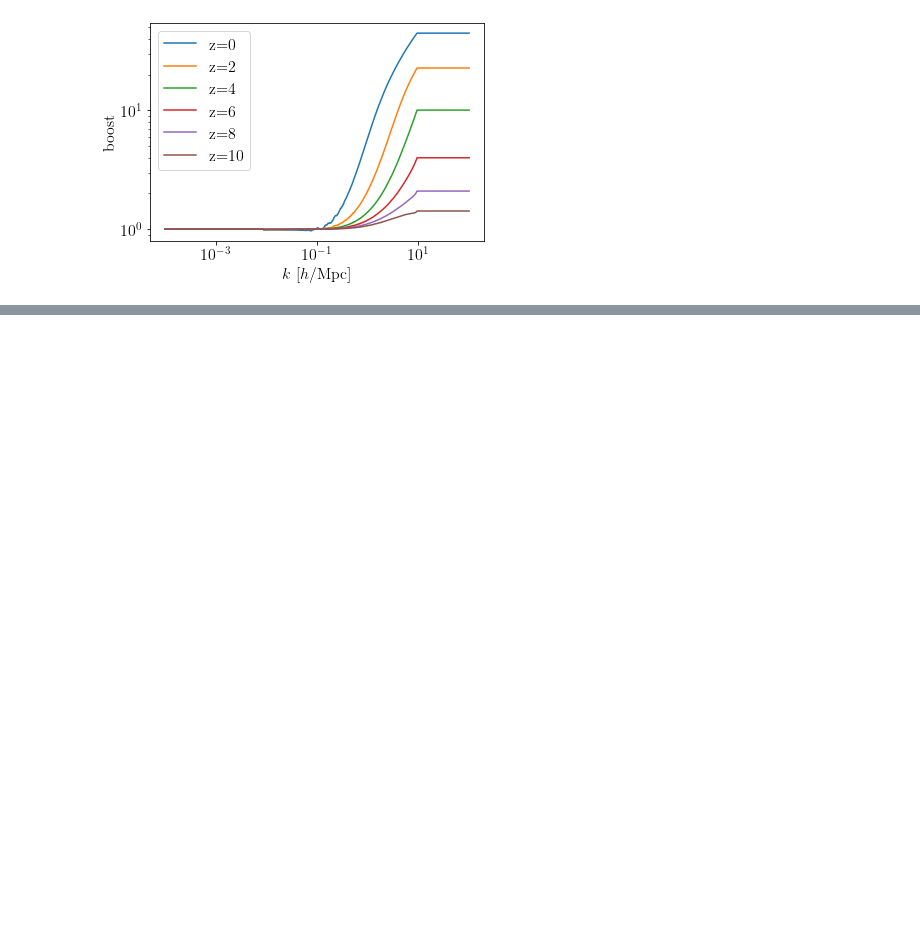
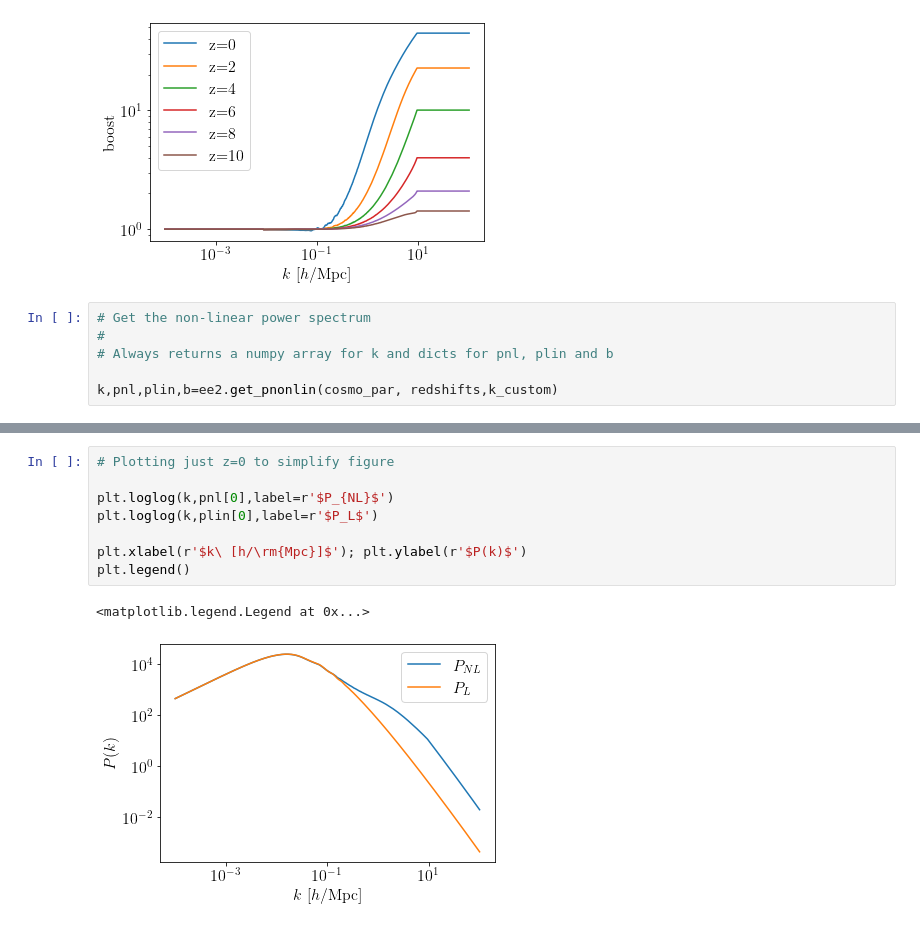
Before and after one commit to miknab/EuclidEmulator2, a Jupyter notebook: test_euclid_emu2.ipynb, the cells around one changed output, grey strips where cells are left out. Cells and saved outputs as stored; diff of their text form; blank space fills up the shorter version.

```diff
--- a/test_euclid_emu2.ipynb
+++ b/test_euclid_emu2.ipynb
@@ -74,3 +76,9 @@ plt.legend()
 # %% [output]
 <matplotlib.legend.Legend at 0x...>
 [figure]
+# %%
+# Get the non-linear power spectrum
+#
+# Always returns a numpy array for k and dicts for pnl, plin and b
+
+k,pnl,plin,b=ee2.get_pnonlin(cosmo_par, redshifts,k_custom)
@@ -76,0 +96,11 @@ plt.legend()
+# %%
+# Plotting just z=0 to simplify figure
+
+plt.loglog(k,pnl[0],label=r'$P_{NL}$')
+plt.loglog(k,plin[0],label=r'$P_L$')
+
+plt.xlabel(r'$k\ [h/\rm{Mpc}]$'); plt.ylabel(r'$P(k)$')
+plt.legend()
+# %% [output]
+<matplotlib.legend.Legend at 0x...>
+[figure, added]
```
Also changed, not shown: parts of 2 cells of this notebook, 5 other files.
